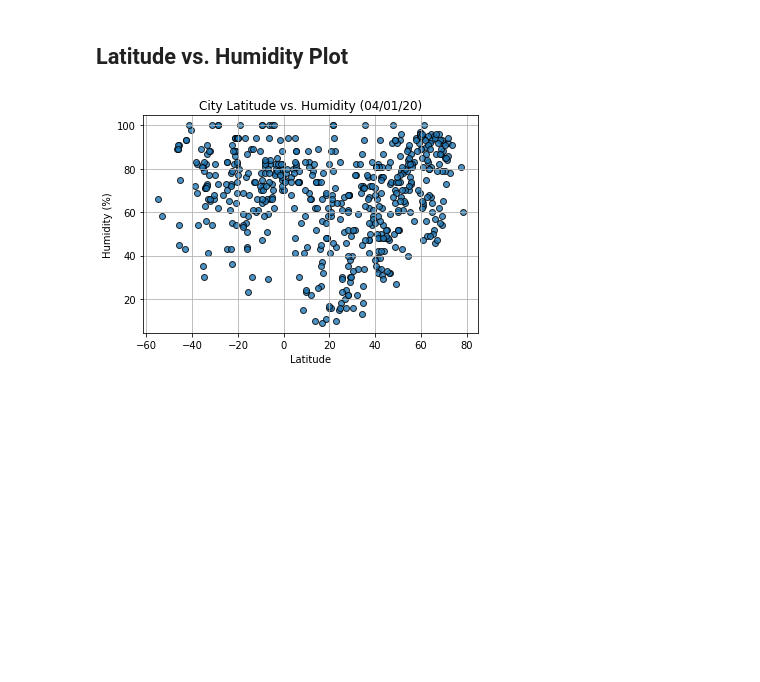
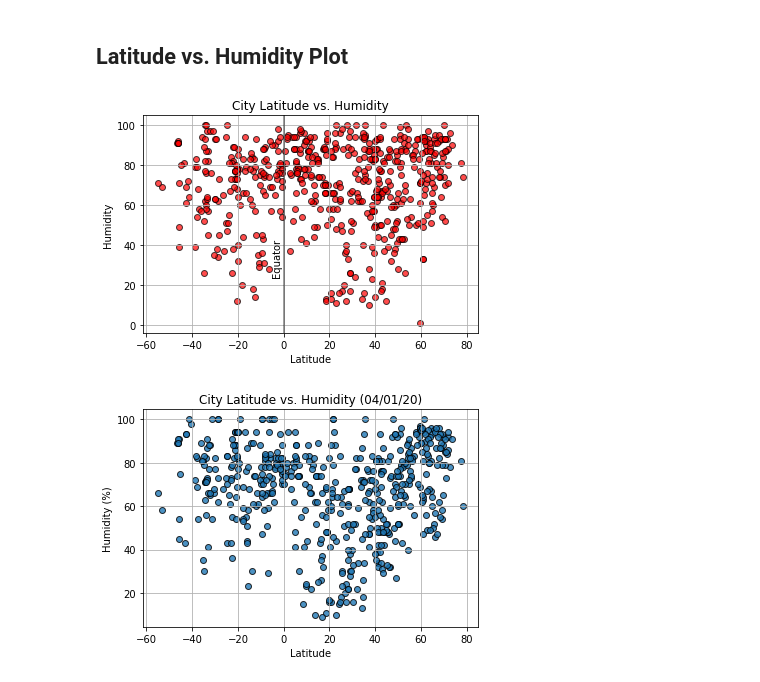
Before and after one commit to samfon24/Assignment06-APIs, a Jupyter notebook: WeatherPy.ipynb, the cells around one changed output. Saved outputs shown, nothing was run; the diff lists cells and outputs as text; code cells hidden in the pictures; blank space fills up the shorter version.

```diff
--- a/WeatherPy.ipynb
+++ b/WeatherPy.ipynb
@@ -174,4 +188,20 @@ Int64Index([], dtype='int64')
 [figure]
 # %% [markdown]
 ## Latitude vs. Humidity Plot
+# %%
+# Generate a scatter plot of max temp vs latitude
+plt.scatter(raw_df['Lat'], raw_df['Humidity'], c ='red' ,edgecolor='black', alpha=0.7)
+plt.title('City Latitude vs. Humidity')
+plt.xlabel('Latitude')
+plt.ylabel('Humidity')
+
+# Add Equator line and text
+plt.axvline(0, color = 'black', alpha = .5)
+plt.text(-5,25,'Equator',rotation=90)
+plt.grid()
+
+# Save figure
+plt.savefig(os.path.join('Figures','Lat_vs_Humidity.png'))
+# %% [output]
+[figure, added]
 # %%
```
Also changed, not shown: parts of 37 cells of this notebook, 5 other files.
